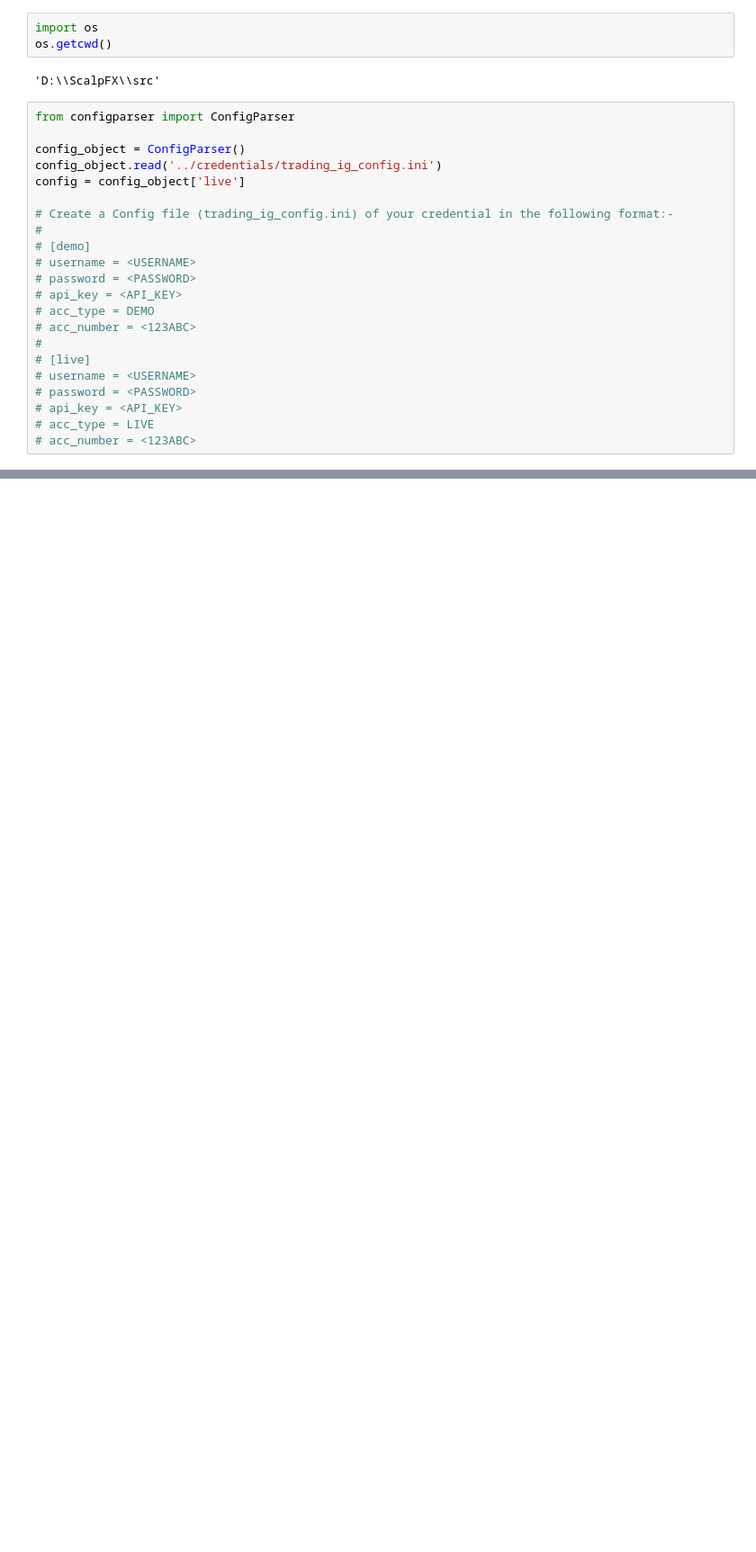
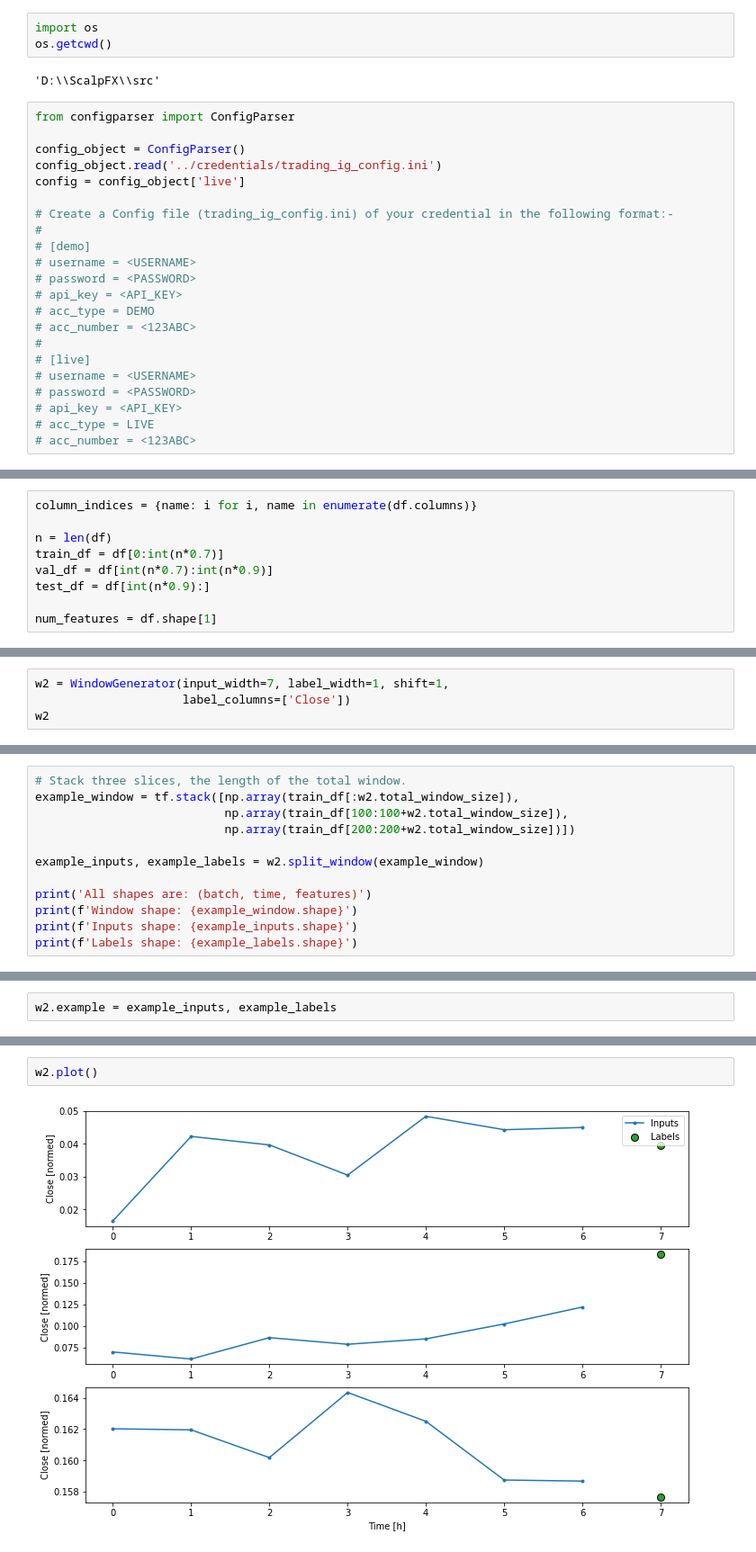
Before and after one commit to zaimzazali/ScalpFX, a Jupyter notebook: src/trainer.ipynb, the cells around one changed output, grey strips where cells are left out. Shown: that part at 90% size. Drawn from its saved outputs; the diff is of its cells as text; blank space fills up the shorter version.

```diff
--- a/src/trainer.ipynb
+++ b/src/trainer.ipynb
@@ -83,0 +481,9 @@ ig
+# %%
+column_indices = {name: i for i, name in enumerate(df.columns)}
+
+n = len(df)
+train_df = df[0:int(n*0.7)]
+val_df = df[int(n*0.7):int(n*0.9)]
+test_df = df[int(n*0.9):]
+
+num_features = df.shape[1]
@@ -83,0 +539,4 @@ ig
+# %%
+w2 = WindowGenerator(input_width=7, label_width=1, shift=1,
+                     label_columns=['Close'])
+w2
@@ -83,0 +567,12 @@ ig
+# %%
+# Stack three slices, the length of the total window.
+example_window = tf.stack([np.array(train_df[:w2.total_window_size]),
+                           np.array(train_df[100:100+w2.total_window_size]),
+                           np.array(train_df[200:200+w2.total_window_size])])
+
+example_inputs, example_labels = w2.split_window(example_window)
+
+print('All shapes are: (batch, time, features)')
+print(f'Window shape: {example_window.shape}')
+print(f'Inputs shape: {example_inputs.shape}')
+print(f'Labels shape: {example_labels.shape}')
@@ -83,0 +584,2 @@ ig
+# %%
+w2.example = example_inputs, example_labels
@@ -83,0 +622,4 @@ ig
+# %%
+w2.plot()
+# %% [output]
+[figure, added]
```
Also changed, not shown: parts of 110 cells of this notebook, 7 other files.
